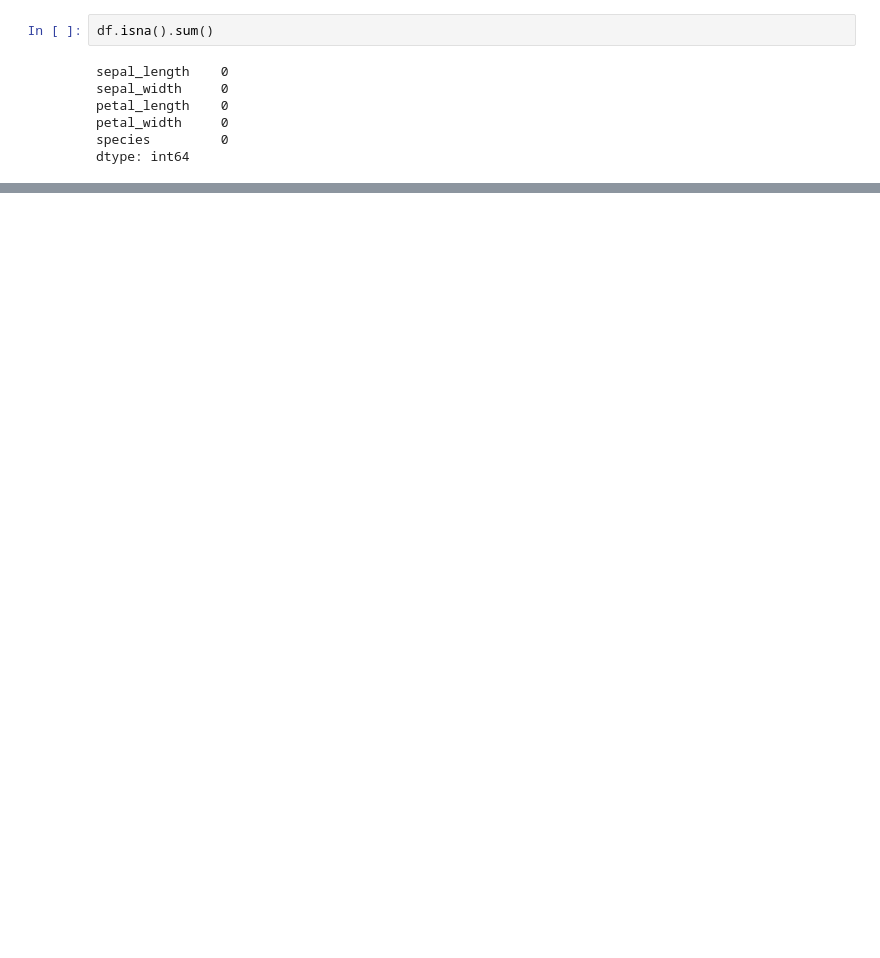
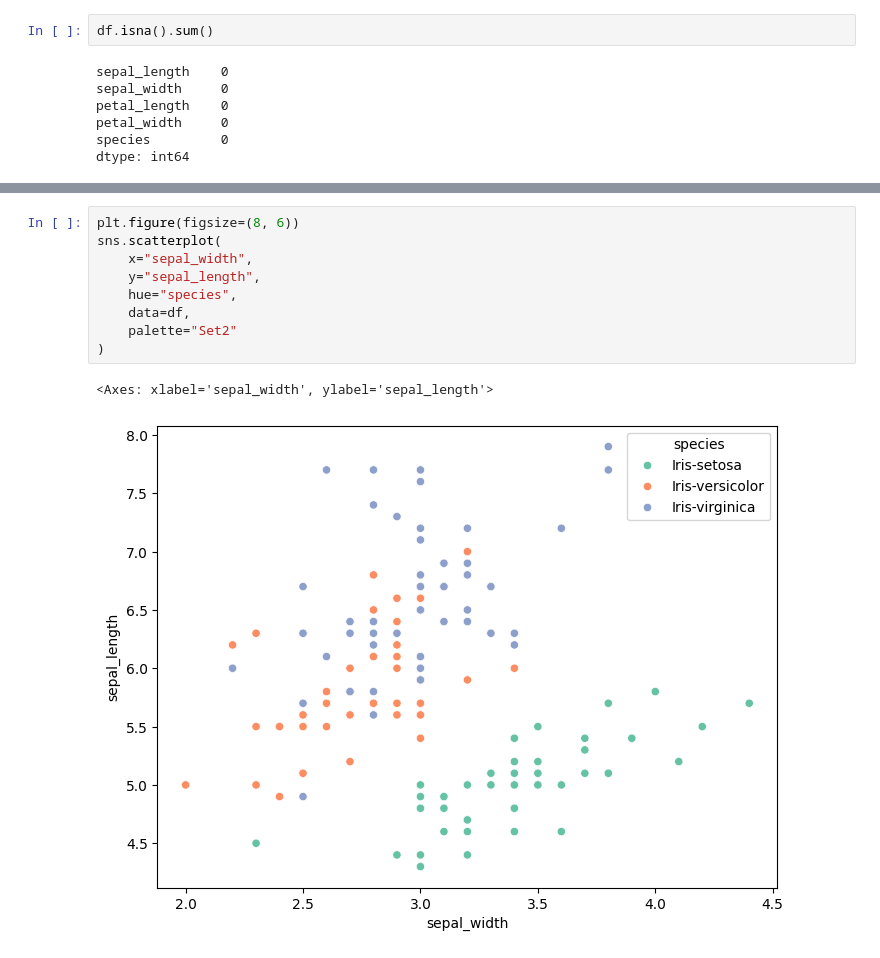
Before and after one commit to NikhilBapat14/DataScienceProjects, a Jupyter notebook: Iris_flower.ipynb, the cells around one changed output, grey strips where cells are left out. Saved outputs shown, nothing was run; the diff lists cells and outputs as text; blank space fills up the shorter version.

```diff
--- a/Iris_flower.ipynb
+++ b/Iris_flower.ipynb
@@ -43,0 +116,12 @@ df.describe()
+# %%
+plt.figure(figsize=(8, 6))
+sns.scatterplot(
+    x="sepal_width",
+    y="sepal_length",
+    hue="species",
+    data=df,
+    palette="Set2"
+)
+# %% [output]
+<Axes: xlabel='sepal_width', ylabel='sepal_length'>
+[figure, added]
```
Also changed, not shown: parts of 14 cells of this notebook.
